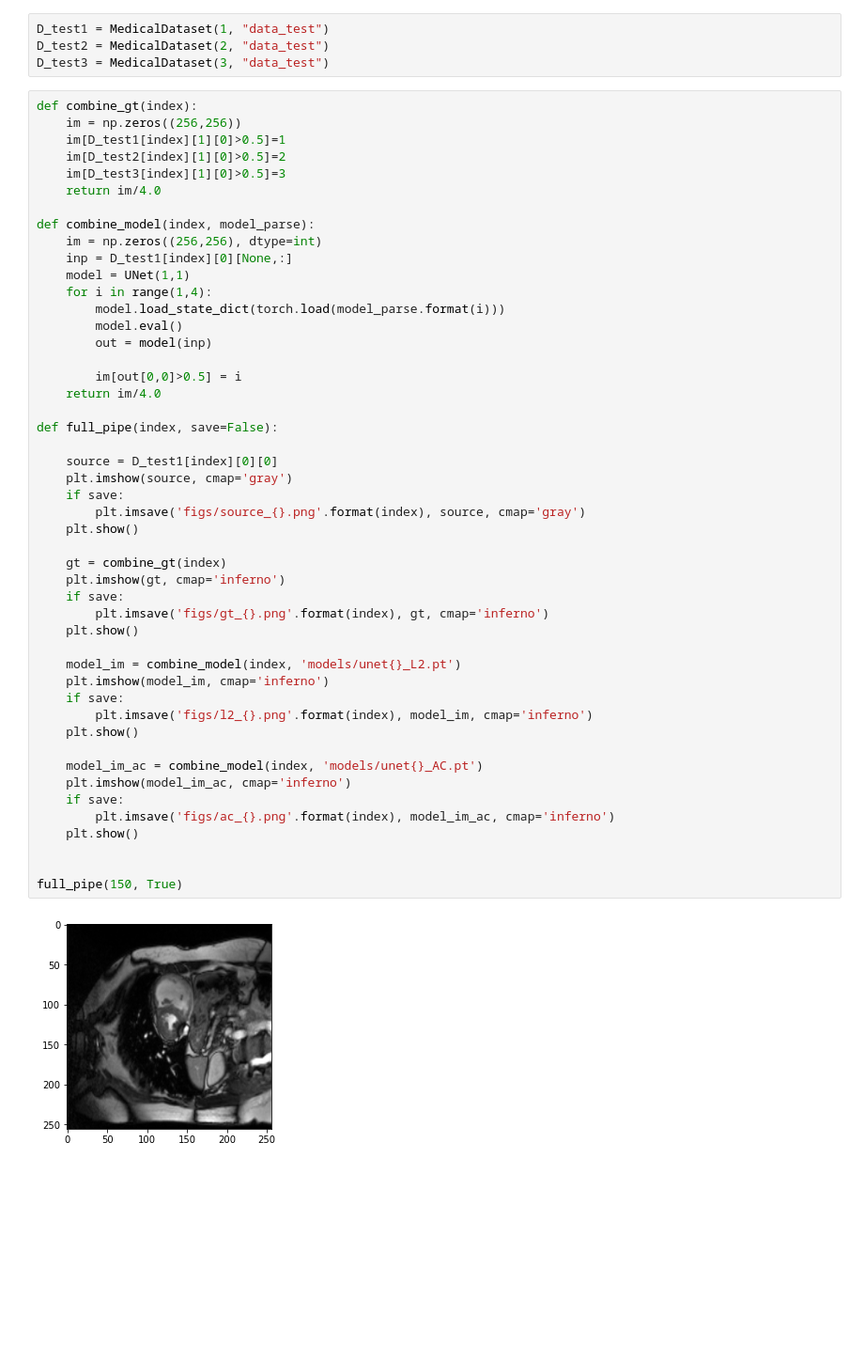
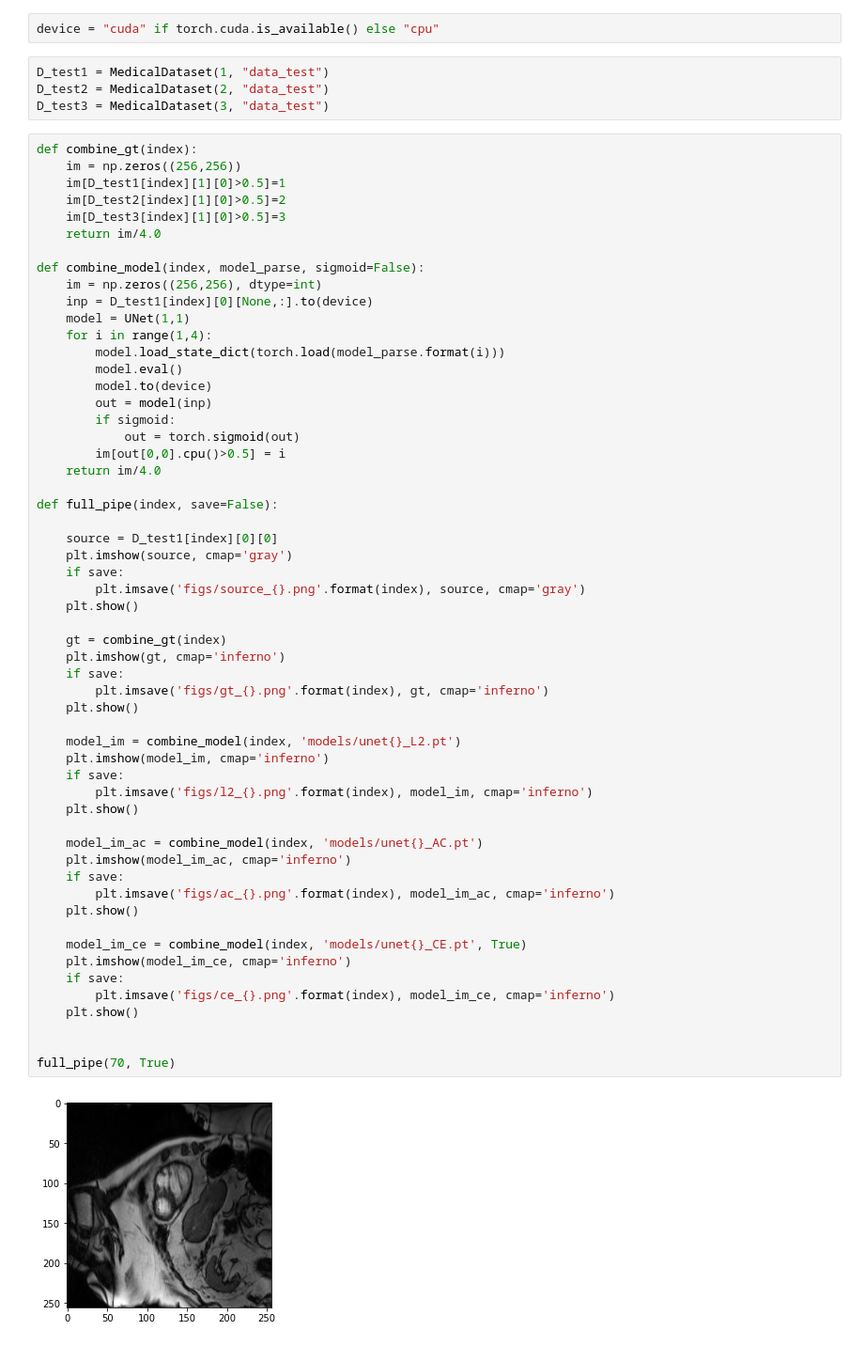
Before and after one commit to nissmar/Learning-Active-Contour, a Jupyter notebook: evaluate.ipynb, the cells around one changed output. Shown: that part at 94% size. Saved outputs shown, nothing was run; the diff lists cells and outputs as text; blank space fills up the shorter version.

```diff
--- a/evaluate.ipynb
+++ b/evaluate.ipynb
@@ -7,3 +9,5 @@ from tqdm import tqdm
+# %%
+device = "cuda" if torch.cuda.is_available() else "cpu"
 # %%
 D_test1 = MedicalDataset(1, "data_test")
 D_test2 = MedicalDataset(2, "data_test")
@@ -16,45 +20,53 @@ def combine_gt(index):
     im[D_test3[index][1][0]>0.5]=3
     return im/4.0
 
-def combine_model(index, model_parse):
+def combine_model(index, model_parse, sigmoid=False):
     im = np.zeros((256,256), dtype=int)
-    inp = D_test1[index][0][None,:]
+    inp = D_test1[index][0][None,:].to(device)
     model = UNet(1,1)
     for i in range(1,4):
         model.load_state_dict(torch.load(model_parse.format(i)))
         model.eval()
+        model.to(device)
         out = model(inp)
-
-        im[out[0,0]>0.5] = i
+        if sigmoid:
+            out = torch.sigmoid(out)
+        im[out[0,0].cpu()>0.5] = i
     return im/4.0
 
 def full_pipe(index, save=False):
 
     source = D_test1[index][0][0]
     plt.imshow(source, cmap='gray')
     if save:
         plt.imsave('figs/source_{}.png'.format(index), source, cmap='gray')
     plt.show()
 
     gt = combine_gt(index)
     plt.imshow(gt, cmap='inferno')
     if save:
         plt.imsave('figs/gt_{}.png'.format(index), gt, cmap='inferno')
     plt.show()
 
     model_im = combine_model(index, 'models/unet{}_L2.pt')
     plt.imshow(model_im, cmap='inferno')
     if save:
         plt.imsave('figs/l2_{}.png'.format(index), model_im, cmap='inferno')
     plt.show()
 
     model_im_ac = combine_model(index, 'models/unet{}_AC.pt')
     plt.imshow(model_im_ac, cmap='inferno')
     if save:
         plt.imsave('figs/ac_{}.png'.format(index), model_im_ac, cmap='inferno')
     plt.show()
 
+    model_im_ce = combine_model(index, 'models/unet{}_CE.pt', True)
+    plt.imshow(model_im_ce, cmap='inferno')
+    if save:
+        plt.imsave('figs/ce_{}.png'.format(index), model_im_ce, cmap='inferno')
+    plt.show()
 
-full_pipe(150, True)
+
+full_pipe(70, True)
 # %% [output]
-[figure, old version]
+[figure, new version]
```
Also changed, not shown: parts of 3 cells of this notebook, 20 other files.
